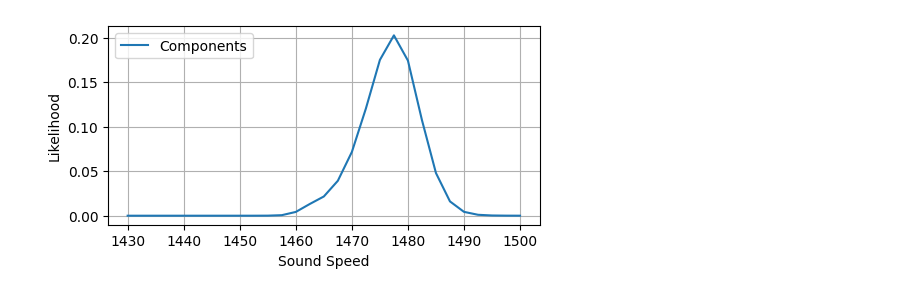
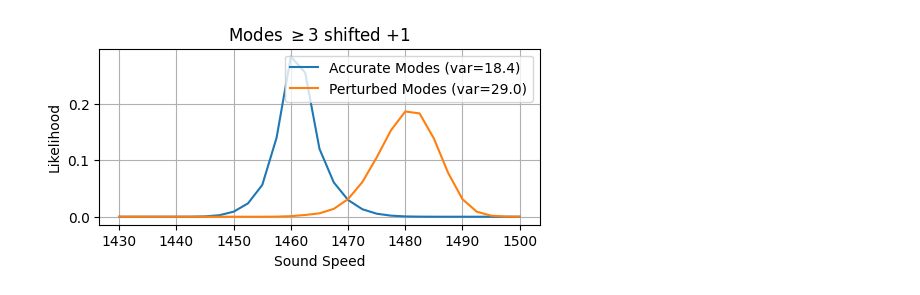
Before and after one commit to danchieta-njit/acoustic-inversion-python, a Jupyter notebook: Notebooks/Acoustic Inversion on perturbed components.ipynb, the cells around one changed output. Cells and saved outputs as stored; diff of their text form; code cells hidden in the pictures.

```diff
--- a/Notebooks/Acoustic Inversion on perturbed components.ipynb
+++ b/Notebooks/Acoustic Inversion on perturbed components.ipynb
@@ -31,4 +28,9 @@ data_components['mode_nos'] = data_components['mode_nos'] - 1
 # %%
 # in this block, we introduce some perturbation to the mode numbers
 
-data_components['mode_nos'] = scramble_nums(data_components['mode_nos'])
+modes = data_components['mode_nos']
+#perturbed_modes = scramble_nums(data_components['mode_nos'])
+perturbed_modes = np.copy(modes)
+perturbed_modes[2:] = perturbed_modes[2:] + 1
+#perturbed_modes[0] = 1
+#perturbed_modes[1] = 0
@@ -99,6 +109,8 @@ fig.savefig("../data/output/direct_dispersion.png", dpi=600)
 # %%
 normalize = lambda x: x/np.sum(x)
 # %%
-lk_comp = l_comp.likelihood(arrival_times_replica[:, data_components['mode_nos']], 1e0)
+lk_comp = l_comp.likelihood(arrival_times_replica[:, modes], 1e0)
+pert_lk_comp = l_comp.likelihood(arrival_times_replica[:, perturbed_modes], 1e0)
 # %%
 lk_comp = normalize(lk_comp)
+pert_lk_comp = normalize(pert_lk_comp)
@@ -105,14 +124,17 @@ lk_comp = normalize(lk_comp)
 # %%
 fig, ax = plt.subplots(layout="constrained")
 
 ax.plot(c, lk_comp)
+ax.plot(c, pert_lk_comp)
 ax.grid()
 
-ax.legend(["Components", "Full"])
+ax.legend([f"Accurate Modes (var={var:1.1f})", f"Perturbed Modes (var={pert_var:1.1f})"])
 
 ax.set_xlabel("Sound Speed")
 ax.set_ylabel("Likelihood")
+ax.set_title("Modes $\\geq 3$ shifted +1")
+# ax.set_title("Modes 1 and 2 swapped")
 
 fig.set_size_inches([5, 2.5])
 # %% [output]
-[figure, old version]
+[figure, new version]
```
Also changed, not shown: parts of 13 cells of this notebook, 9 other files.
